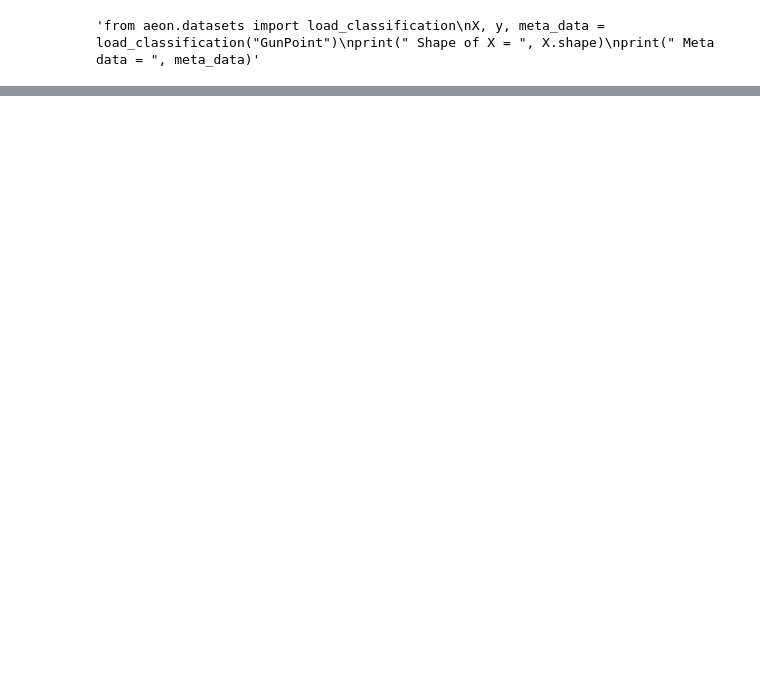
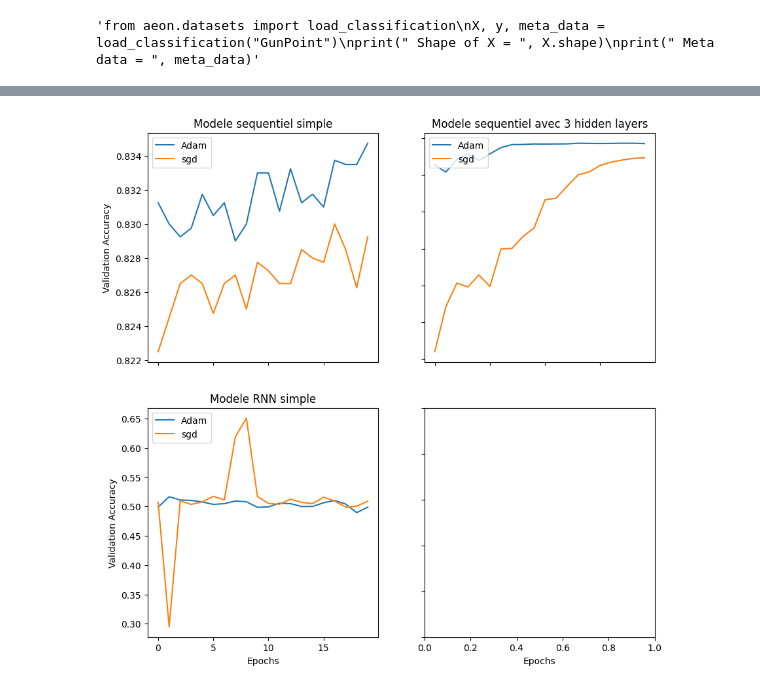
Before and after one commit to m4ddabs/projet-methodo, a Jupyter notebook: Projet_Séance1.ipynb, the cells around one changed output, grey strips where cells are left out. Drawn from its saved outputs; the diff is of its cells as text; code cells hidden in the pictures; blank space fills up the shorter version.

```diff
--- a/Projet_Séance1.ipynb
+++ b/Projet_Séance1.ipynb
@@ -115,2 +153,0 @@ model.compile(optimizer="sgd", loss="categorical_crossentropy",metrics=["accurac
-# %%
-model.fit(x_train, y_train, epochs=10, batch_size=32, validation_data=[x_test, y_test])
@@ -173,0 +194,15 @@ Epoch 20/20
+# %%
+def test_models(model_list, optimizers, x_train, y_train, x_test, y_test):
+  results = []
+  for i in range(len(model_list)):
+    histories = {}
+    model = model_list[i]
+    for optimizer in optimizers:
+      print(f"model {i+1}")
+      model.compile(optimizer=optimizer, loss="categorical_crossentropy", metrics=["accuracy"])
+      hist = model.fit(x=x_train, y=y_train, epochs=20, batch_size=10, validation_data=(x_test, y_test)).history
+      histories[optimizer] = hist
+    results.append(histories)
+  return results
+# %%
+results = test_models(model_list, optimizers, x_train, y_train, x_test, y_test)
@@ -173,0 +227,26 @@ Epoch 20/20
+# %%
+
+fig, axs = plt.subplots(2, 2, figsize=(10,10))
+axs[0, 0].plot(results[0]["Adam"]["val_accuracy"])
+axs[0, 0].plot(results[0]["sgd"]["val_accuracy"])
+axs[0, 0].set_title('Modele sequentiel simple')
+axs[0,0].legend(["Adam", "sgd"], loc="upper left")
+axs[0, 1].plot(results[1]["Adam"]["val_accuracy"])
+axs[0, 1].plot(results[1]["sgd"]["val_accuracy"])
+axs[0, 1].set_title('Modele sequentiel avec 3 hidden layers')
+axs[0,1].legend(["Adam", "sgd"], loc="upper left")
+axs[1, 0].plot(results[2]["Adam"]["val_accuracy"])
+axs[1, 0].plot(results[2]["sgd"]["val_accuracy"])
+axs[1, 0].set_title('Modele RNN simple')
+axs[1,0].legend(["Adam", "sgd"], loc="upper left")
+
+
+for ax in axs.flat:
+    ax.set(xlabel='Epochs', ylabel="Validation Accuracy")
+
+# Hide x labels and tick labels for top plots and y ticks for right plots.
+for ax in axs.flat:
+    ax.label_outer()
+plt.show()
+# %% [output]
+[figure, added]
```
Also changed, not shown: parts of 24 cells of this notebook.
